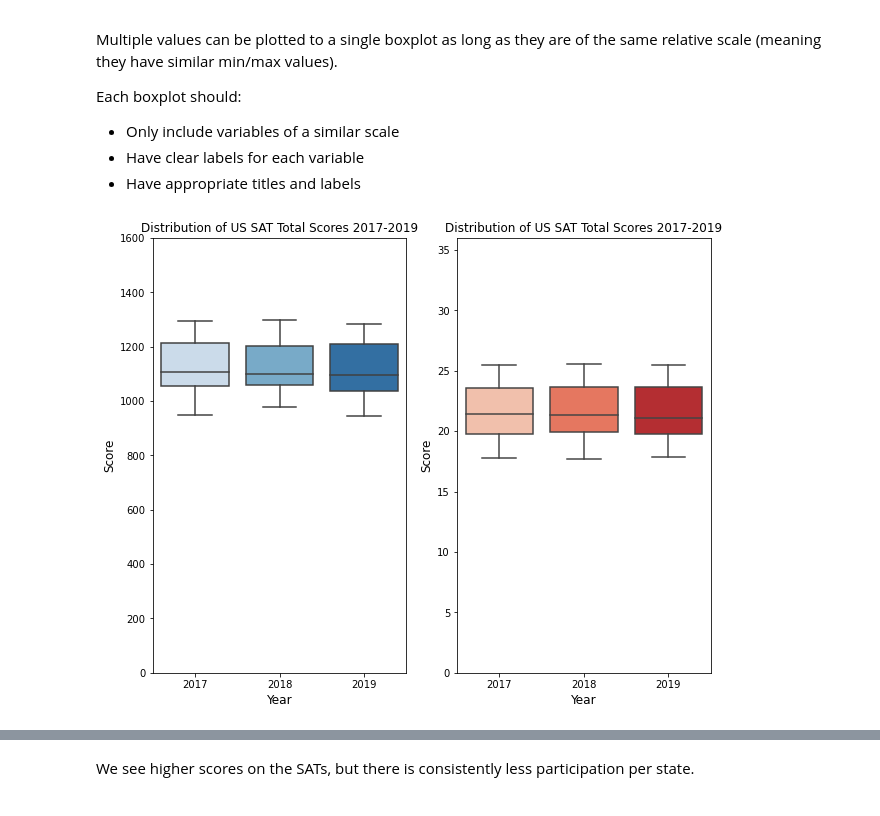
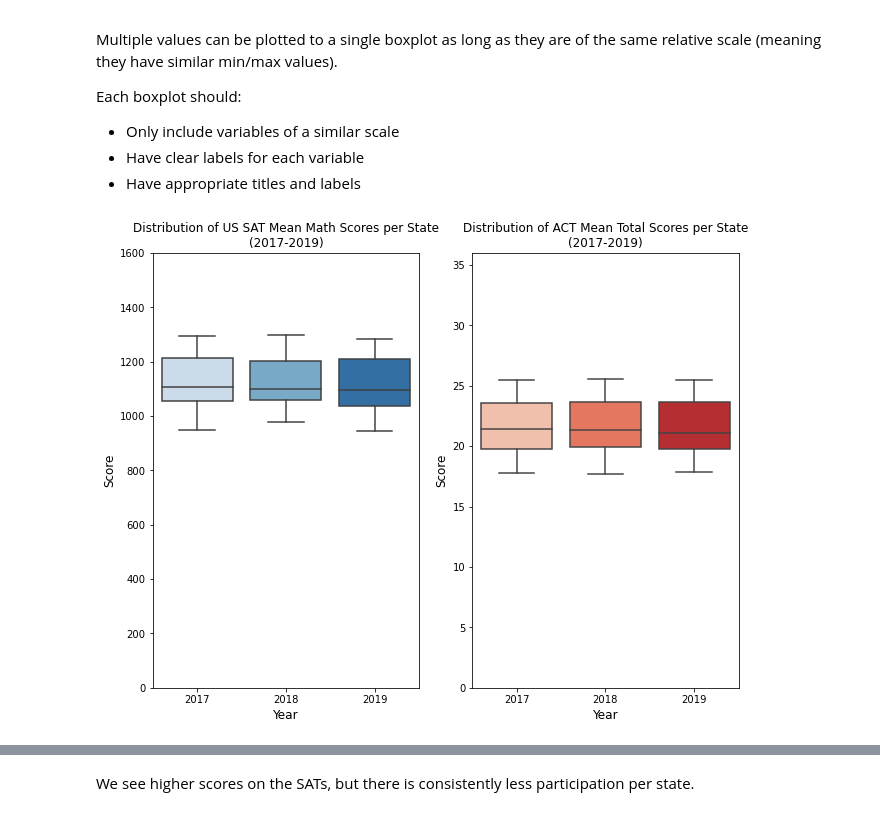
Before and after one commit to EricHeidbreder/GA_projects, a Jupyter notebook: projects/project-1-master/code/sat_act_data_HEIDBREDER.ipynb, the cells around one changed output, grey strips where cells are left out. Cells and saved outputs as stored; diff of their text form; code cells hidden in the pictures.

Commit message:
Started working on extra visuals

```diff
--- a/projects/project-1-master/code/sat_act_data_HEIDBREDER.ipynb
+++ b/projects/project-1-master/code/sat_act_data_HEIDBREDER.ipynb
@@ -1199,25 +1201,29 @@ list_of_cols = [[final['math_sat_2017'], final['math_sat_2018'], final['math_sat
                  [final['participation_sat_2019'], final['participation_sat_2019'], final['participation_sat_2019']]
                 ]
 labels = [2017, 2018, 2019]
-list_of_titles = ['Distribution of US SAT Math Scores 2017-2019', 'Distribution of US SAT Total Scores 2017-2019', 'Distribution of US ACT Composite Scores 2017-2019', 'Distribution of US ACT participation', 'Distribution of US SAT participation']
+list_of_titles = ['Distribution of US SAT Mean Math Scores per State\n(2017-2019)',
+                  'Distribution of ACT Mean Total Scores per State\n(2017-2019)',
+                  'Distribution of US ACT Composite Scores 2017-2019',
+                  'Distribution of US ACT participation\nper State',
+                  'Distribution of US SAT participation\nper State']
 # %%
-fig, axs = plt.subplots(1, 2, figsize=(10, 8))
+fig, axs = plt.subplots(1, 2, figsize=(10.5, 8))
 
 box_plot = sns.boxplot(data=list_of_cols[1], palette='Blues', ax=axs[0])
 box_plot.set_xlabel('Year', fontsize=12)
 box_plot.set_ylabel('Score', fontsize=12)
 box_plot.set_ylim(0, 1600)
 axs[0].set_xticklabels(labels=labels)
-axs[0].set_title(list_of_titles[1])
+axs[0].set_title(list_of_titles[0])
 
 box_plot = sns.boxplot(data=list_of_cols[2], palette='Reds', ax=axs[1])
 box_plot.set_xlabel('Year', fontsize=12)
 box_plot.set_ylabel('Score', fontsize=12)
 box_plot.set_ylim(0,36)
 axs[1].set_xticklabels(labels=labels)
 axs[1].set_title(list_of_titles[1]);
 # %% [output]
-[figure, old version]
+[figure, new version]
 # %%
 fig, axs = plt.subplots(1, 2, figsize=(10, 8))
 
```
Also changed, not shown: parts of 10 cells of this notebook.
